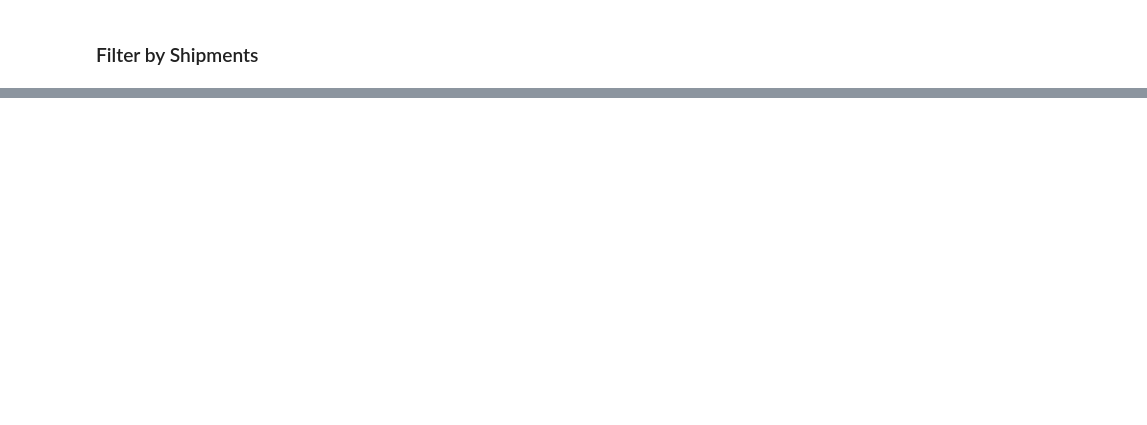
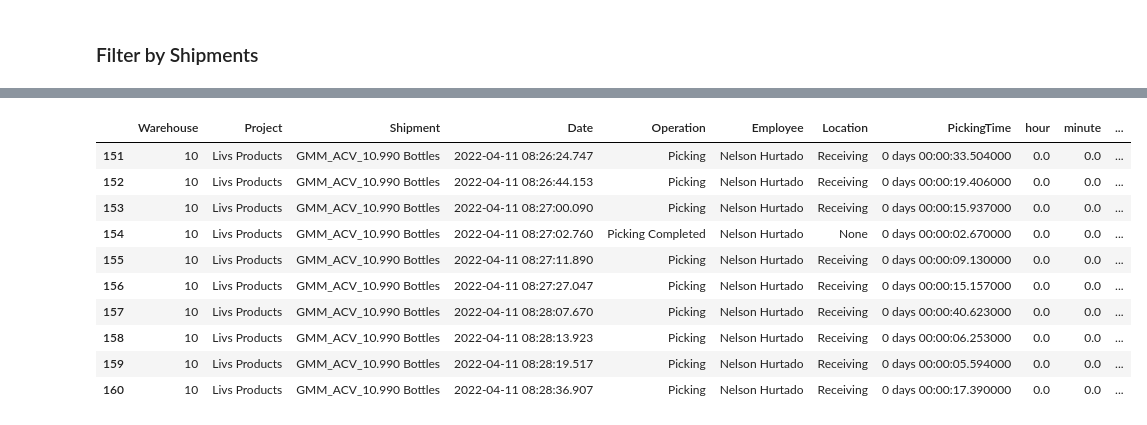
Before and after one commit to wdsrx/data_exploration, a Jupyter notebook: Operations.ipynb, the cells around one changed output, grey strips where cells are left out. Drawn from its saved outputs; the diff is of its cells as text; code cells hidden in the pictures; blank space fills up the shorter version.

```diff
--- a/Operations.ipynb
+++ b/Operations.ipynb
@@ -603,3 +586,18 @@ df03_excluding_Scanned.head()
+# %%
+# Testing
+df03_excluding_Scanned.loc[df03_excluding_Scanned['Warehouse'] == '10']
+# %% [output]
+|  | Warehouse | Project | Shipment | Date | Operation | Employee | Location | PickingTime | hour | minute | ... |
+| 151 | 10 | Livs Products | GMM_ACV_10.990 Bottles | 2022-04-11 08:26:24.747 | Picking | Nelson Hurtado | Receiving | 0 days 00:00:33.504000 | 0.0 | 0.0 | ... |
+| 152 | 10 | Livs Products | GMM_ACV_10.990 Bottles | 2022-04-11 08:26:44.153 | Picking | Nelson Hurtado | Receiving | 0 days 00:00:19.406000 | 0.0 | 0.0 | ... |
+| 153 | 10 | Livs Products | GMM_ACV_10.990 Bottles | 2022-04-11 08:27:00.090 | Picking | Nelson Hurtado | Receiving | 0 days 00:00:15.937000 | 0.0 | 0.0 | ... |
+| 154 | 10 | Livs Products | GMM_ACV_10.990 Bottles | 2022-04-11 08:27:02.760 | Picking Completed | Nelson Hurtado | None | 0 days 00:00:02.670000 | 0.0 | 0.0 | ... |
+| 155 | 10 | Livs Products | GMM_ACV_10.990 Bottles | 2022-04-11 08:27:11.890 | Picking | Nelson Hurtado | Receiving | 0 days 00:00:09.130000 | 0.0 | 0.0 | ... |
+| 156 | 10 | Livs Products | GMM_ACV_10.990 Bottles | 2022-04-11 08:27:27.047 | Picking | Nelson Hurtado | Receiving | 0 days 00:00:15.157000 | 0.0 | 0.0 | ... |
+| 157 | 10 | Livs Products | GMM_ACV_10.990 Bottles | 2022-04-11 08:28:07.670 | Picking | Nelson Hurtado | Receiving | 0 days 00:00:40.623000 | 0.0 | 0.0 | ... |
+| 158 | 10 | Livs Products | GMM_ACV_10.990 Bottles | 2022-04-11 08:28:13.923 | Picking | Nelson Hurtado | Receiving | 0 days 00:00:06.253000 | 0.0 | 0.0 | ... |
+| 159 | 10 | Livs Products | GMM_ACV_10.990 Bottles | 2022-04-11 08:28:19.517 | Picking | Nelson Hurtado | Receiving | 0 days 00:00:05.594000 | 0.0 | 0.0 | ... |
+| 160 | 10 | Livs Products | GMM_ACV_10.990 Bottles | 2022-04-11 08:28:36.907 | Picking | Nelson Hurtado | Receiving | 0 days 00:00:17.390000 | 0.0 | 0.0 | ... |
 # %%
 # Save in CSV Format for Tableau
 df03_group2 = df03_excluding_Scanned.groupby(['Warehouse', 'Project', 'Employee', 'Shipment', 'Operation', 'Date'])[['Time']].sum().sort_values(['Warehouse', 'Project', 'Employee', 'Shipment', 'Date'])
```
Also changed, not shown: parts of 31 cells of this notebook, 18 other files.
